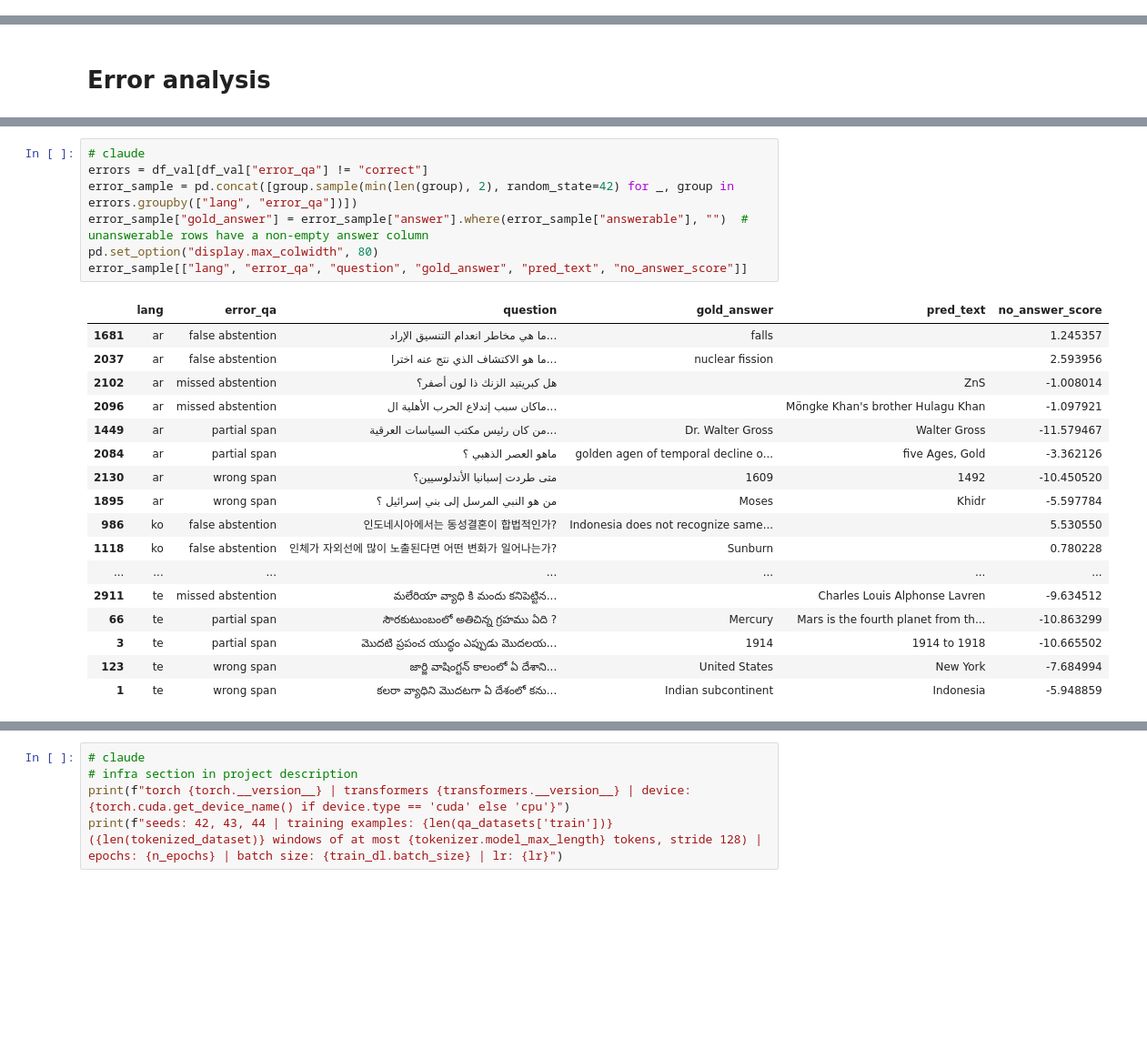
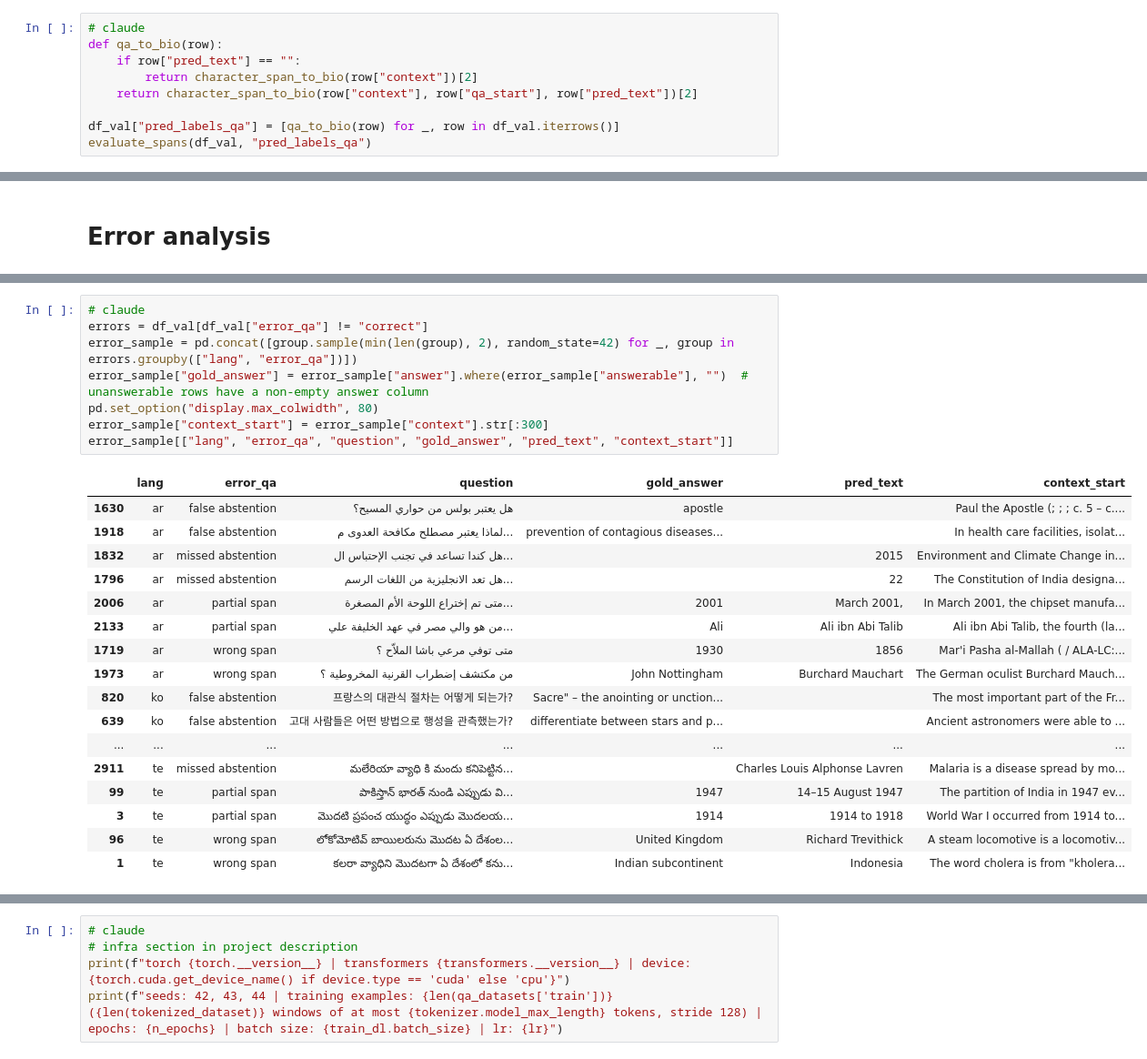
Before and after one commit to Legenden84/msc-nlp-2026, a Jupyter notebook: project_notebooks/nlp_project_w40-41.ipynb, the cells around one changed output, grey strips where cells are left out. Shown at 91% size. Drawn from its saved outputs; the diff is of its cells as text; blank space fills up the shorter version.

```diff
--- a/project_notebooks/nlp_project_w40-41.ipynb
+++ b/project_notebooks/nlp_project_w40-41.ipynb
@@ -814,0 +813,9 @@ display(evaluate_answerability(df_val, "pred_qa"))
+# %%
+# claude
+def qa_to_bio(row):
+    if row["pred_text"] == "":
+        return character_span_to_bio(row["context"])[2]
+    return character_span_to_bio(row["context"], row["qa_start"], row["pred_text"])[2]
+
+df_val["pred_labels_qa"] = [qa_to_bio(row) for _, row in df_val.iterrows()]
+evaluate_spans(df_val, "pred_labels_qa")
@@ -918,25 +931,26 @@ pd.crosstab(df_val["error_qa"], df_val["lang"], margins=True)
 # %%
 # claude
 errors = df_val[df_val["error_qa"] != "correct"]
 error_sample = pd.concat([group.sample(min(len(group), 2), random_state=42) for _, group in errors.groupby(["lang", "error_qa"])])
 error_sample["gold_answer"] = error_sample["answer"].where(error_sample["answerable"], "")  # unanswerable rows have a non-empty answer column
 pd.set_option("display.max_colwidth", 80)
-error_sample[["lang", "error_qa", "question", "gold_answer", "pred_text", "no_answer_score"]]
+error_sample["context_start"] = error_sample["context"].str[:300]
+error_sample[["lang", "error_qa", "question", "gold_answer", "pred_text", "context_start"]]
 # %% [output]
-|  | lang | error_qa | question | gold_answer | pred_text | no_answer_score |
-| 1681 | ar | false abstention | ما هي مخاطر انعدام التنسيق الإراد... | falls |  | 1.245357 |
-| 2037 | ar | false abstention | ما هو الاكتشاف الذي نتج عنه اخترا... | nuclear fission |  | 2.593956 |
-| 2102 | ar | missed abstention | هل كبريتيد الزنك ذا لون أصفر؟ |  | ZnS | -1.008014 |
-| 2096 | ar | missed abstention | ماكان سبب إندلاع الحرب الأهلية ال... |  | Möngke Khan's brother Hulagu Khan | -1.097921 |
-| 1449 | ar | partial span | من كان رئيس مكتب السياسات العرقية... | Dr. Walter Gross | Walter Gross | -11.579467 |
-| 2084 | ar | partial span | ماهو العصر الذهبي ؟ | golden agen of temporal decline o... | five Ages, Gold | -3.362126 |
-| 2130 | ar | wrong span | متى طردت إسبانيا الأندلوسيين؟ | 1609 | 1492 | -10.450520 |
-| 1895 | ar | wrong span | من هو النبي المرسل إلى بني إسرائيل ؟ | Moses | Khidr | -5.597784 |
-| 986 | ko | false abstention | 인도네시아에서는 동성결혼이 합법적인가? | Indonesia does not recognize same... |  | 5.530550 |
-| 1118 | ko | false abstention | 인체가 자외선에 많이 노출된다면 어떤 변화가 일어나는가? | Sunburn |  | 0.780228 |
+|  | lang | error_qa | question | gold_answer | pred_text | context_start |
+| 1630 | ar | false abstention | هل يعتبر بولس من حواري المسيح؟ | apostle |  | Paul the Apostle (; ; ; c. 5 – c.... |
+| 1918 | ar | false abstention | لماذا يعتبر مصطلح مكافحة العدوى م... | prevention of contagious diseases... |  | In health care facilities, isolat... |
+| 1832 | ar | missed abstention | هل كندا تساعد في تجنب الإحتباس ال... |  | 2015 | Environment and Climate Change in... |
+| 1796 | ar | missed abstention | هل تعد الانجليزية من اللغات الرسم... |  | 22 | The Constitution of India designa... |
+| 2006 | ar | partial span | متى تم إختراع اللوحة الأم المصغرة... | 2001 | March 2001, | In March 2001, the chipset manufa... |
+| 2133 | ar | partial span | من هو والي مصر في عهد الخليفة علي... | Ali | Ali ibn Abi Talib | Ali ibn Abi Talib, the fourth (la... |
+| 1719 | ar | wrong span | متى توفي مرعي باشا الملاّح ؟ | 1930 | 1856 | Mar'i Pasha al-Mallah ( / ALA-LC:... |
+| 1973 | ar | wrong span | من مكتشف إضطراب القرنية المخروطية ؟ | John Nottingham | Burchard Mauchart | The German oculist Burchard Mauch... |
+| 820 | ko | false abstention | 프랑스의 대관식 절차는 어떻게 되는가? | Sacre" – the anointing or unction... |  | The most important part of the Fr... |
+| 639 | ko | false abstention | 고대 사람들은 어떤 방법으로 행성을 관측했는가? | differentiate between stars and p... |  | Ancient astronomers were able to ... |
 | ... | ... | ... | ... | ... | ... | ... |
-| 2911 | te | missed abstention | మలేరియా వ్యాధి కి మందు కనిపెట్టిన... |  | Charles Louis Alphonse Lavren | -9.634512 |
-| 66 | te | partial span | సౌరకుటుంబంలో అతిచిన్న గ్రహము ఏది ? | Mercury | Mars is the fourth planet from th... | -10.863299 |
-| 3 | te | partial span | మొదటి ప్రపంచ యుద్ధం ఎప్పుడు మొదలయ... | 1914 | 1914 to 1918 | -10.665502 |
-| 123 | te | wrong span | జార్జి వాషింగ్టన్ కాలంలో ఏ దేశాని... | United States | New York | -7.684994 |
-| 1 | te | wrong span | కలరా వ్యాధిని మొదటగా ఏ దేశంలో కను... | Indian subcontinent | Indonesia | -5.948859 |
+| 2911 | te | missed abstention | మలేరియా వ్యాధి కి మందు కనిపెట్టిన... |  | Charles Louis Alphonse Lavren | Malaria is a disease spread by mo... |
+| 99 | te | partial span | పాకిస్తాన్ భారత్ నుండి ఎప్పుడు వి... | 1947 | 14–15 August 1947 | The partition of India in 1947 ev... |
+| 3 | te | partial span | మొదటి ప్రపంచ యుద్ధం ఎప్పుడు మొదలయ... | 1914 | 1914 to 1918 | World War I occurred from 1914 to... |
+| 96 | te | wrong span | లోకోమోటివ్ బాయిలరును మొదట ఏ దేశంల... | United Kingdom | Richard Trevithick | A steam locomotive is a locomotiv... |
+| 1 | te | wrong span | కలరా వ్యాధిని మొదటగా ఏ దేశంలో కను... | Indian subcontinent | Indonesia | The word cholera is from "kholera... |
```
Also changed, not shown: parts of 12 cells of this notebook.
